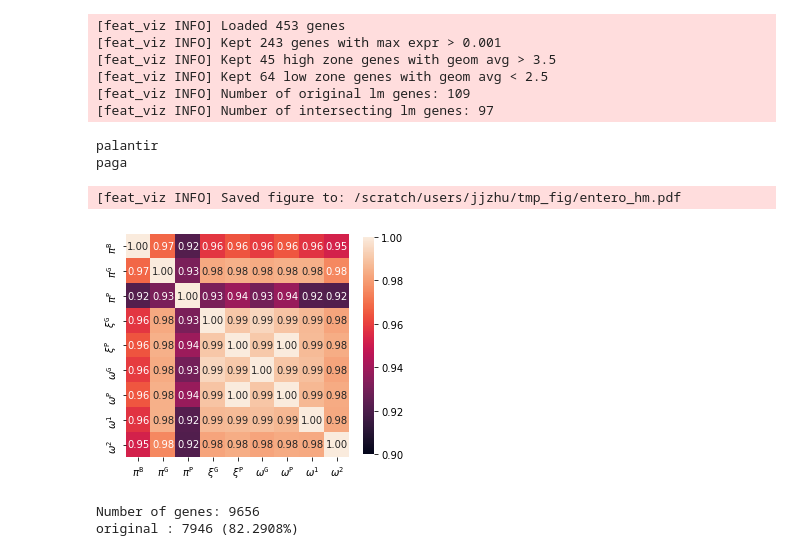
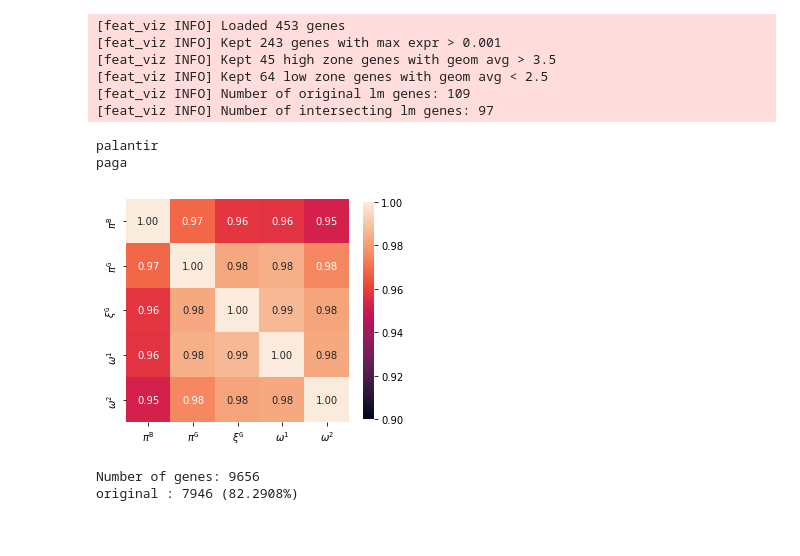
Before and after one commit to yashpatel5400/gliss, a Jupyter notebook: notebooks/analysis_real_data_entero_part1.ipynb, the cells around one changed output. Cells and saved outputs as stored; diff of their text form; code cells hidden in the pictures.

```diff
--- a/notebooks/analysis_real_data_entero_part1.ipynb
+++ b/notebooks/analysis_real_data_entero_part1.ipynb
@@ -96,44 +96,44 @@ switch_signs = ["graph_vanilla_lam_init",
                 "graph_vanilla_lam_update",
                 "pc_vanilla_lam_update",
                 "unsup_graph",
                 "unsup_pc"]
 for var in switch_signs:
     lam_df[var] = - lam_df[var]
 # select and rename here
 
 methods = ["smFISH",
            "graph_vanilla_lam_init",
-           "pc_vanilla_lam_init",
+#            "pc_vanilla_lam_init",
            "graph_vanilla_lam_update",
-           "pc_vanilla_lam_update",
-           "unsup_graph",
-           "unsup_pc",
+#            "pc_vanilla_lam_update",
+#            "unsup_graph",
+#            "unsup_pc",
            "palantir",
            "paga"]
 select_vars = {
     "smFISH": r"$\pi^\mathtt{B}$",
     "graph_vanilla_lam_init": r"$\pi^\mathtt{G}$",
-    "pc_vanilla_lam_init": r"$\pi^\mathtt{P}$",
+#     "pc_vanilla_lam_init": r"$\pi^\mathtt{P}$",
     "graph_vanilla_lam_update": r"$\xi^\mathtt{G}$",
-    "pc_vanilla_lam_update": r"$\xi^\mathtt{P}$",
-    "unsup_graph": r"$\omega^\mathtt{G}$",
-    "unsup_pc": r"$\omega^\mathtt{P}$",
+#     "pc_vanilla_lam_update": r"$\xi^\mathtt{P}$",
+#     "unsup_graph": r"$\omega^\mathtt{G}$",
+#     "unsup_pc": r"$\omega^\mathtt{P}$",
     "palantir": r"$\omega^\mathtt{1}$",
     "paga" : r"$\omega^\mathtt{2}$",
 }
 sub_df = lam_df[list(select_vars.keys())]
 sub_df = sub_df.rename(index=str, columns=select_vars)
 sub_df.head()
 
-fn = '/scratch/users/jjzhu/tmp_fig/entero_hm.pdf'
+# fn = '/scratch/users/jjzhu/tmp_fig/entero_hm.pdf'
+fn = None
 plot_corr_mtx(sub_df, vmin=0.9, fn=fn)
 # save the lambdas to file
 # sub_df.to_csv("~/lambdas.csv", index=False)
 # %% [output]
 palantir
 paga
-[feat_viz INFO] Saved figure to: /scratch/users/jjzhu/tmp_fig/entero_hm.pdf
-[figure, old version]
+[figure, new version]
 # %%
 # load the sets from table
 dat_dir = "/share/PI/sabatti/sc_data/intestine2k"
```
Also changed, not shown: 2 other files.
